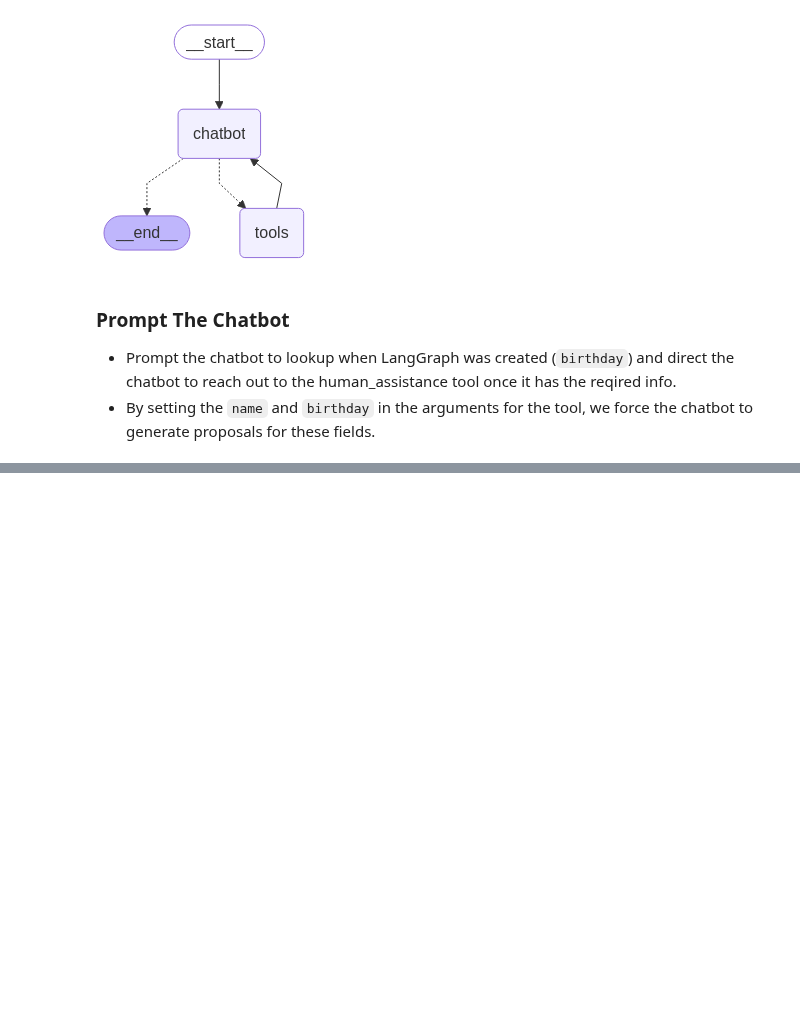
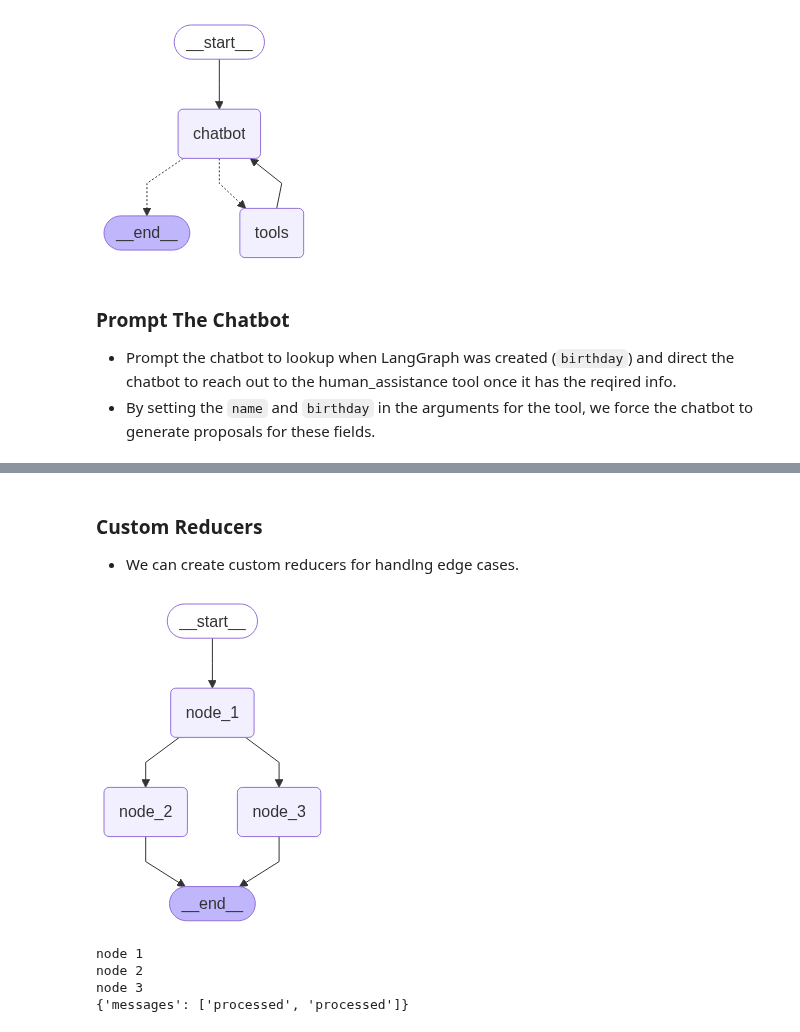
Before and after one commit to chineidu/AI-Tutorials, a Jupyter notebook: notebooks/Langgraph/00-lab.ipynb, the cells around one changed output, grey strips where cells are left out. Drawn from its saved outputs; the diff is of its cells as text; code cells hidden in the pictures; blank space fills up the shorter version.

```diff
--- a/notebooks/Langgraph/00-lab.ipynb
+++ b/notebooks/Langgraph/00-lab.ipynb
@@ -328,0 +477,60 @@ Tool Calls:
+# %% [markdown]
+### Custom Reducers
+
+- We can create custom reducers for handlng edge cases.
+# %%
+def reduce_list(left: list[list[Any]] | None, right: list[Any] | None) -> list[Any]:
+    """Reduce two lists into one."""
+    if left is None:
+        left = []
+    if right is None:
+        right = []
+    return left + right
+# %%
+class StateWithCustomReducer(TypedDict):
+    messages: Annotated[list, reduce_list]
+
+
+def node_1(state: StateWithCustomReducer) -> dict[str, Any]:
+    print("node 1")
+    return {"messages": state["messages"]}
+
+
+def node_2(state: StateWithCustomReducer) -> dict[str, Any]:
+    print("node 2")
+    return {"messages": ["processed"]}
+
+
+def node_3(state: StateWithCustomReducer) -> dict[str, Any]:
+    print("node 3")
+    return {"messages": ["processed"]}
+
+
+graph_builder = StateGraph(StateWithCustomReducer)
+graph_builder.add_node("node_1", node_1)
+graph_builder.add_node("node_2", node_2)
+graph_builder.add_node("node_3", node_3)
+
+graph_builder.add_edge(START, "node_1")
+graph_builder.add_edge("node_1", "node_2")
+graph_builder.add_edge("node_1", "node_3")
+graph_builder.add_edge("node_2", END)
+graph_builder.add_edge("node_3", END)
+
+
+graph = graph_builder.compile()
+
+display(Image(graph.get_graph().draw_mermaid_png()))
+# %% [output]
+[figure, added]
+# %%
+try:
+    result = graph.invoke({"messages": None})
+    pprint(result)
+except (InvalidUpdateError, TypeError) as e:
+    console.log(f"Error: {e}")
+# %% [output]
+node 1
+node 2
+node 3
+{'messages': ['processed', 'processed']}
```
Also changed, not shown: parts of 21 cells of this notebook.
